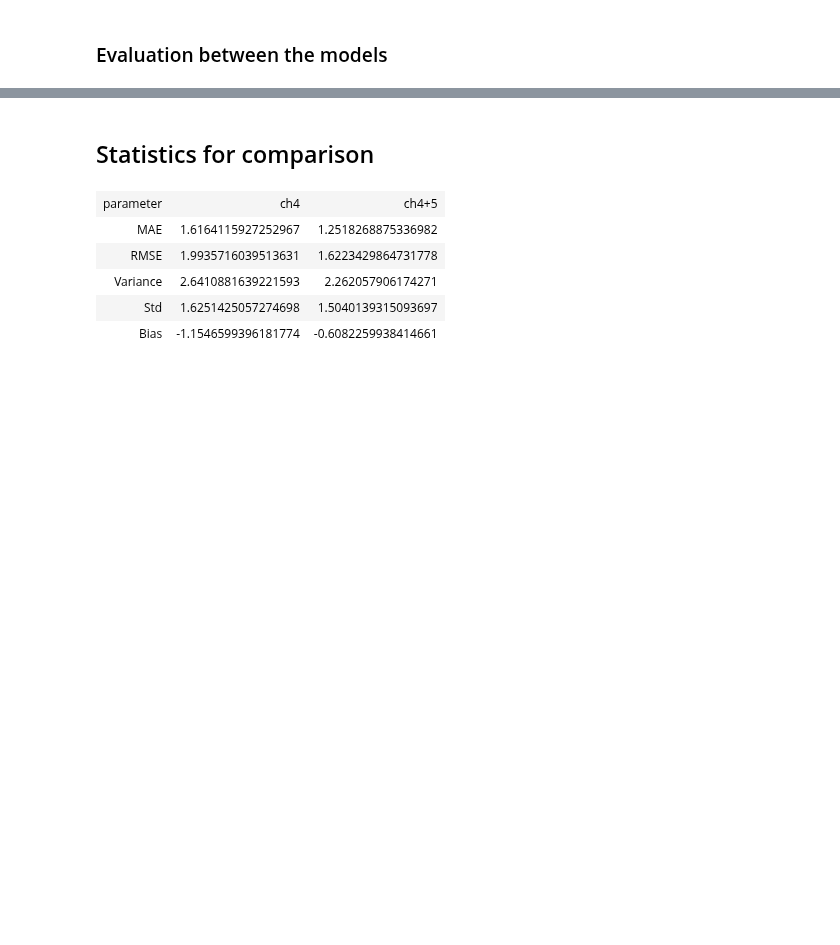
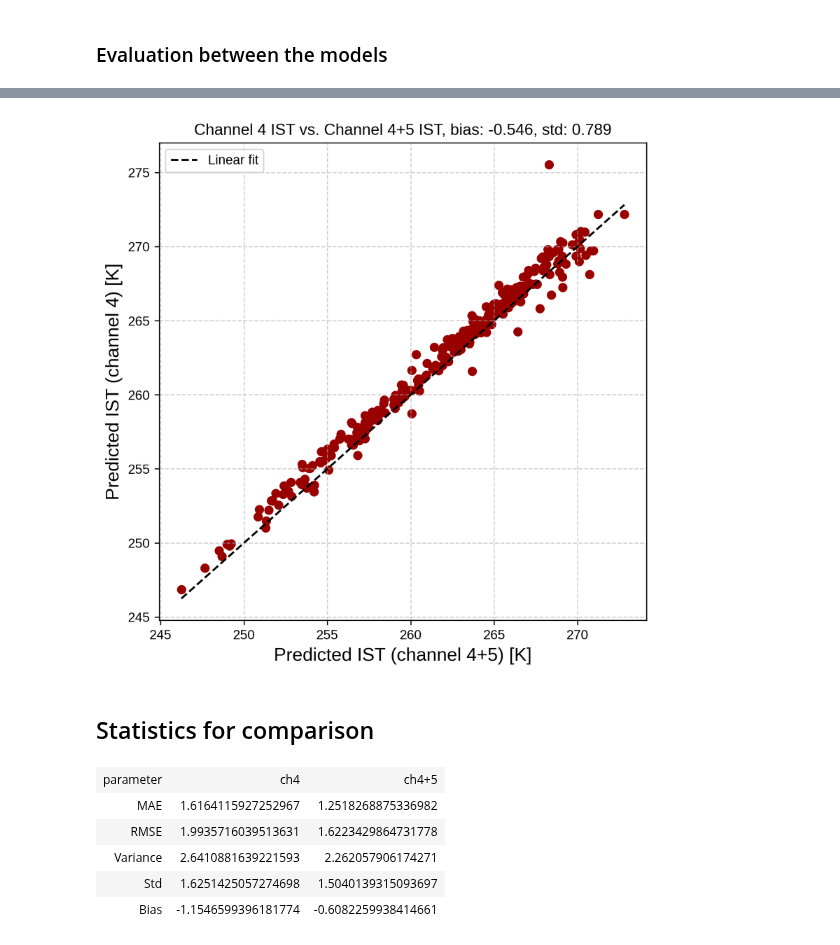
Before and after one commit to Idagsa/DMI_IST_2026, a Jupyter notebook: decide_feats.ipynb, the cells around one changed output, grey strips where cells are left out. Drawn from its saved outputs; the diff is of its cells as text; code cells hidden in the pictures; blank space fills up the shorter version.

```diff
--- a/decide_feats.ipynb
+++ b/decide_feats.ipynb
@@ -358,3 +391,22 @@ plt.tight_layout()
+# %%
+# Comparison of channel4 vs channel4+5
+std_diff = np.std(y_pred_np - y_pred_np2)
+mean_diff = np.mean(y_pred_np - y_pred_np2)
+
+plt.figure(figsize=(6,6))
+
+plt.scatter(y_pred_np,y_pred_np2, color=dtu_red)
+plt.plot([min(y_pred_np),max(y_pred_np)],[min(y_pred_np),max(y_pred_np)], 'k--', label="Linear fit")
+
+plt.xlabel("Predicted IST (channel 4+5) [K]", fontsize=14)
+plt.ylabel("Predicted IST (channel 4) [K]", fontsize=14)
+plt.legend(loc='upper left')
+plt.title(f"Channel 4 IST vs. Channel 4+5 IST, bias: {mean_diff:.3f}, std: {std_diff:.3f}")
+plt.grid(True, linestyle='--', alpha=0.6)
+plt.tight_layout()
+plt.show()
+# %% [output]
+[figure, added]
 # %% [markdown]
 ## Statistics for comparison
 # %%
```
Also changed, not shown: parts of 8 cells of this notebook.
